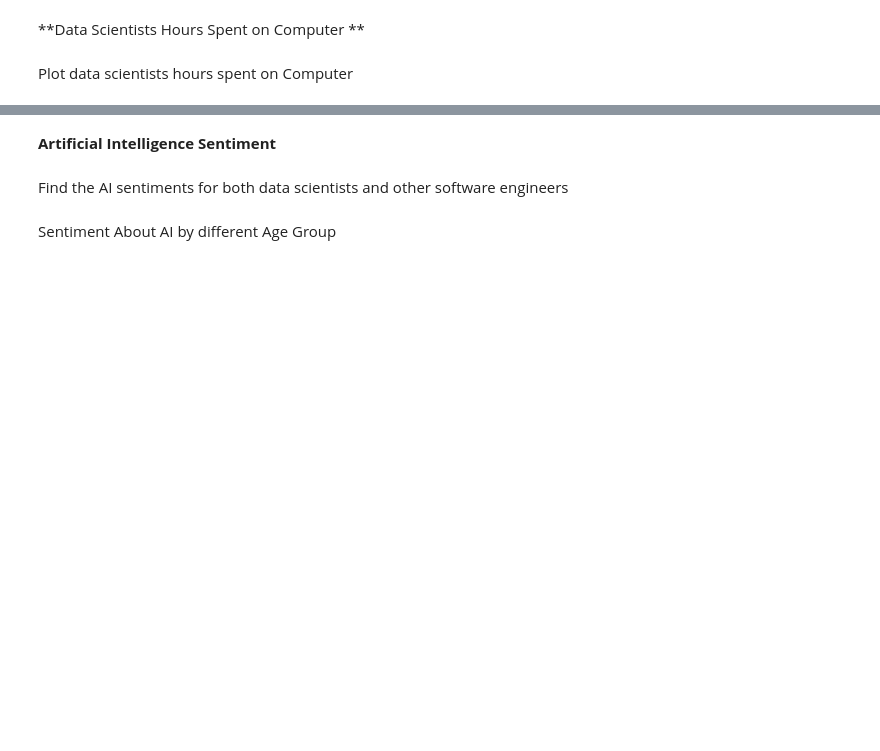
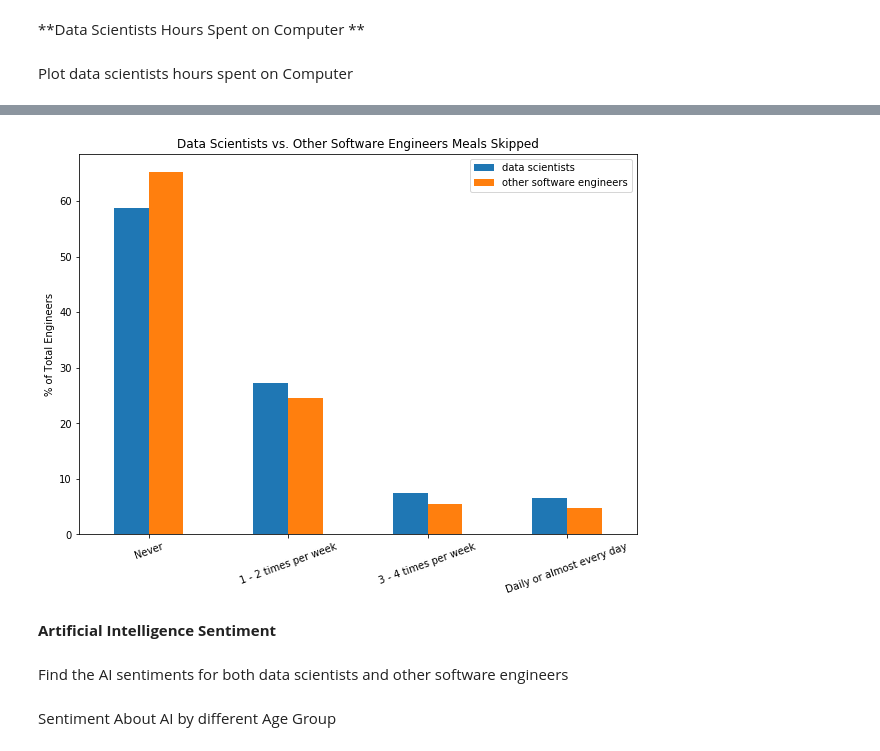
Before and after one commit to chen-bowen/Data_Science_Portfolio, a Jupyter notebook: Project 4 - Data Science Blog/Understanding the Career of Data Scientists.ipynb, the cells around one changed output, grey strips where cells are left out. Saved outputs shown, nothing was run; the diff lists cells and outputs as text; code cells hidden in the pictures; blank space fills up the shorter version.

```diff
--- a/Project 4 - Data Science Blog/Understanding the Career of Data Scientists.ipynb
+++ b/Project 4 - Data Science Blog/Understanding the Career of Data Scientists.ipynb
@@ -362,3 +367,12 @@ plt.show()
+# %%
+pd.DataFrame(ds_meals/sum(ds_meals)*100).join(pd.DataFrame(no_ds_meals/sum(no_ds_meals)*100)).plot(kind = 'bar',
+                                                         figsize = (10, 7),
+                                                         title = 'Data Scientists vs. Other Software Engineers Meals Skipped')
+plt.xticks(rotation = 20)
+plt.ylabel('% of Total Engineers')
+plt.show()
+# %% [output]
+[figure, added]
 # %% [markdown]
 **Artificial Intelligence Sentiment**
 # %% [markdown]
```
Also changed, not shown: parts of 8 cells of this notebook.
